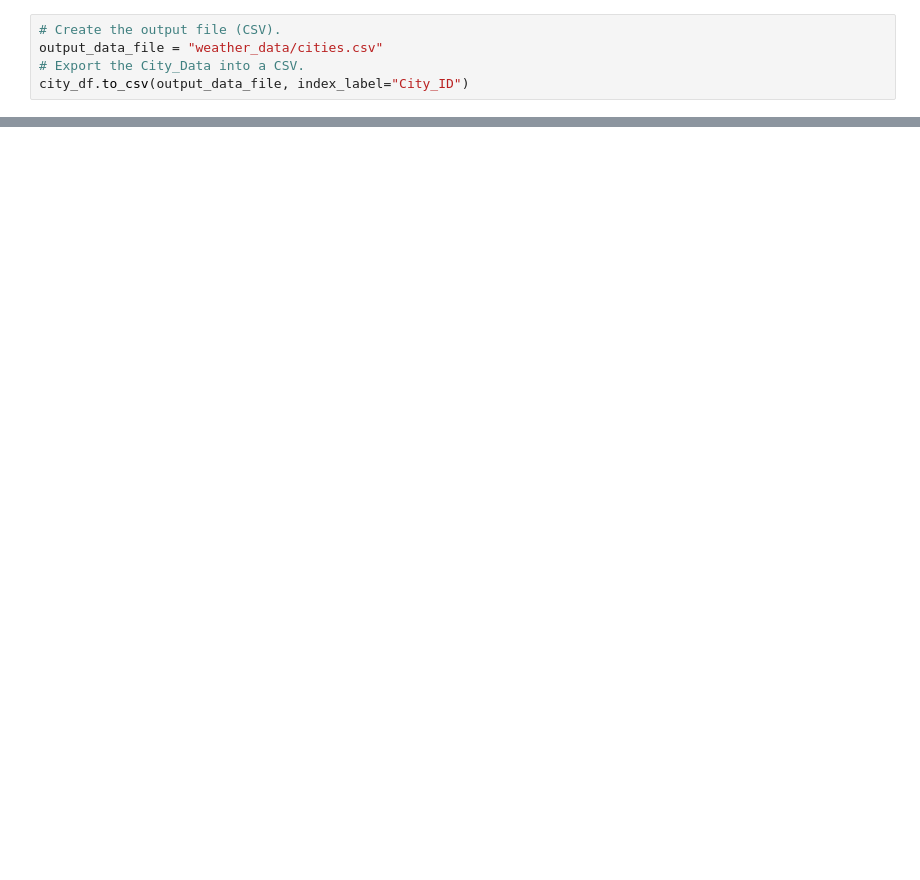
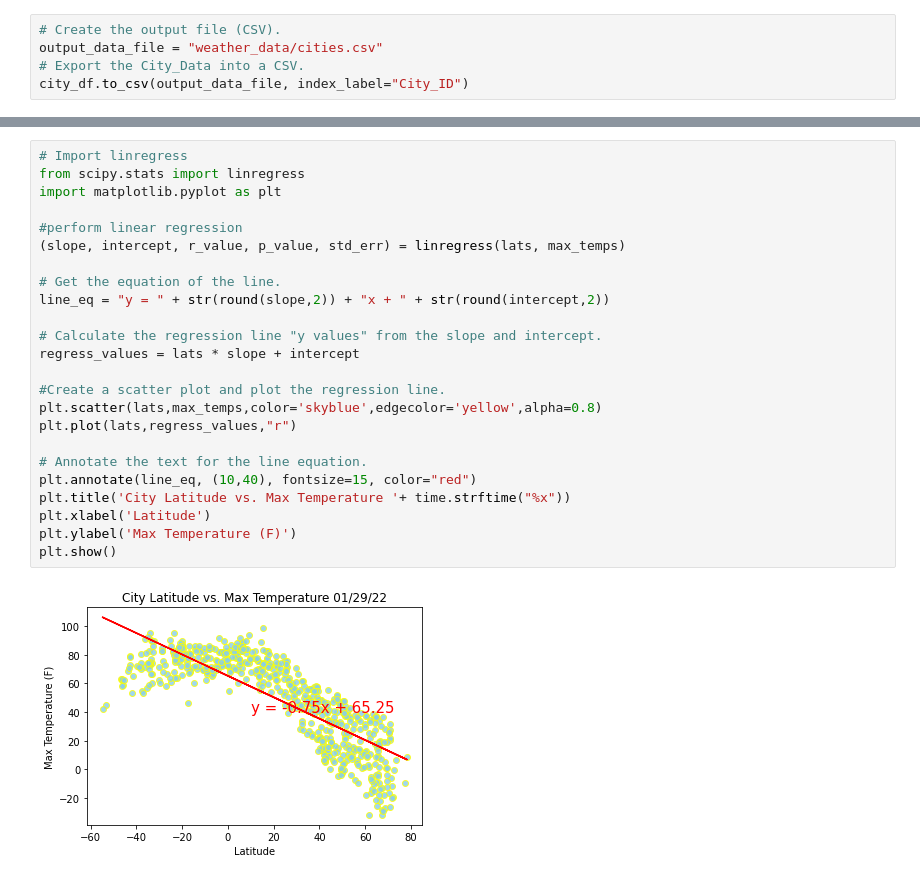
Before and after one commit to FIRE-Phoebe/World_Weather_Analysis, a Jupyter notebook: WeatherPy.ipynb, the cells around one changed output, grey strips where cells are left out. Saved outputs shown, nothing was run; the diff lists cells and outputs as text; blank space fills up the shorter version.

Commit message:
add analysis graph

```diff
--- a/WeatherPy.ipynb
+++ b/WeatherPy.ipynb
@@ -240,0 +241,26 @@ plt.savefig("weather_data/Fig4.png")
+# %%
+# Import linregress
+from scipy.stats import linregress
+import matplotlib.pyplot as plt
+
+#perform linear regression
+(slope, intercept, r_value, p_value, std_err) = linregress(lats, max_temps)
+
+# Get the equation of the line.
+line_eq = "y = " + str(round(slope,2)) + "x + " + str(round(intercept,2))
+
+# Calculate the regression line "y values" from the slope and intercept.
+regress_values = lats * slope + intercept
+
+#Create a scatter plot and plot the regression line.
+plt.scatter(lats,max_temps,color='skyblue',edgecolor='yellow',alpha=0.8)
+plt.plot(lats,regress_values,"r")
+
+# Annotate the text for the line equation.
+plt.annotate(line_eq, (10,40), fontsize=15, color="red")
+plt.title('City Latitude vs. Max Temperature '+ time.strftime("%x"))
+plt.xlabel('Latitude')
+plt.ylabel('Max Temperature (F)')
+plt.show()
+# %% [output]
+[figure, added]
```
Also changed, not shown: parts of 19 cells of this notebook, 5 other files.
